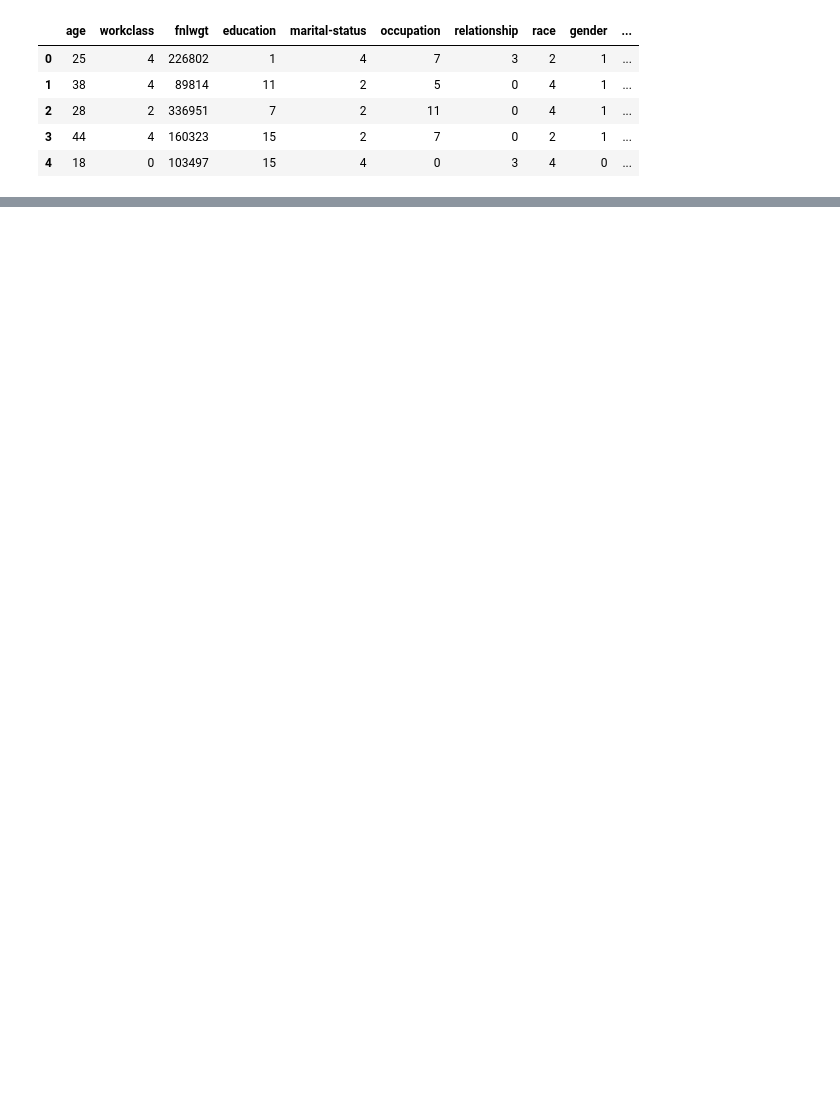
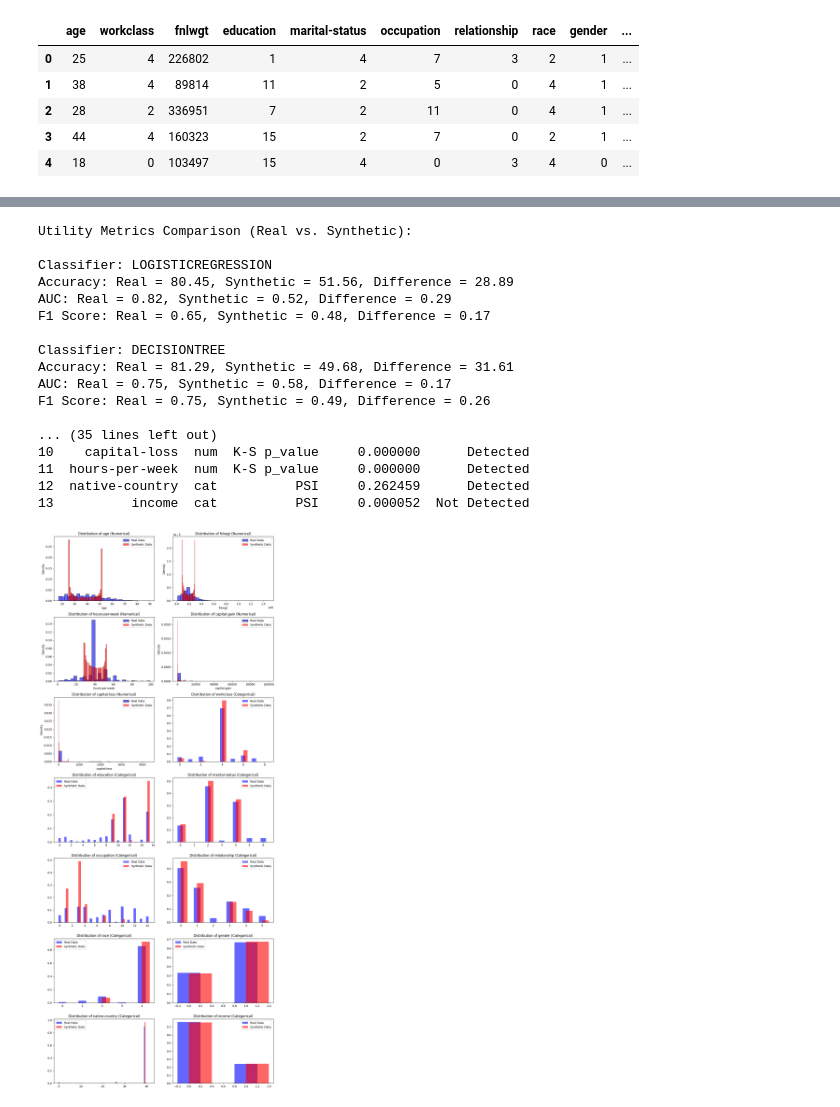
Before and after one commit to osllmai/syntethic_data, a Jupyter notebook: examples/gan_tensorflow.ipynb, the cells around one changed output, grey strips where cells are left out. Cells and saved outputs as stored; diff of their text form; code cells hidden in the pictures; blank space fills up the shorter version.

```diff
--- a/examples/gan_tensorflow.ipynb
+++ b/examples/gan_tensorflow.ipynb
@@ -178,0 +146,36 @@ Name: count, dtype: int64
+# %%
+from libs.indoxGen_tensor import train_and_evaluate_classifier, evaluate_utility, evaluate_statistical_similarity, evaluate_privacy, evaluate_data_drift, plot_distributions
+# 1. Evaluate Utility
+evaluate_utility(data, synthetic_data, classifiers=["LogisticRegression", "DecisionTree", "RandomForest", "MultiLayerPerceptron"])
+
+# 2. Evaluate Statistical Similarity
+evaluate_statistical_similarity(data, synthetic_data, cat_cols=categorical_columns)
+
+# 3. Evaluate Privacy
+evaluate_privacy(data, synthetic_data)
+
+# 4. Evaluate Data Drift
+drift_results = evaluate_data_drift(data, synthetic_data, categorical_columns, integer_columns)
+print(drift_results)
+
+# 5. Visualize Distributions
+plot_distributions(data, synthetic_data, categorical_columns, integer_columns)
+# %% [output]
+Utility Metrics Comparison (Real vs. Synthetic):
+
+Classifier: LOGISTICREGRESSION
+Accuracy: Real = 80.45, Synthetic = 51.56, Difference = 28.89
+AUC: Real = 0.82, Synthetic = 0.52, Difference = 0.29
+F1 Score: Real = 0.65, Synthetic = 0.48, Difference = 0.17
+
+Classifier: DECISIONTREE
+Accuracy: Real = 81.29, Synthetic = 49.68, Difference = 31.61
+AUC: Real = 0.75, Synthetic = 0.58, Difference = 0.17
+F1 Score: Real = 0.75, Synthetic = 0.49, Difference = 0.26
+
+... (35 lines left out)
+10    capital-loss  num  K-S p_value     0.000000      Detected
+11  hours-per-week  num  K-S p_value     0.000000      Detected
+12  native-country  cat          PSI     0.262459      Detected
+13          income  cat          PSI     0.000052  Not Detected
+[figure, added]
```
Also changed, not shown: parts of 10 cells of this notebook, 3 other files.
